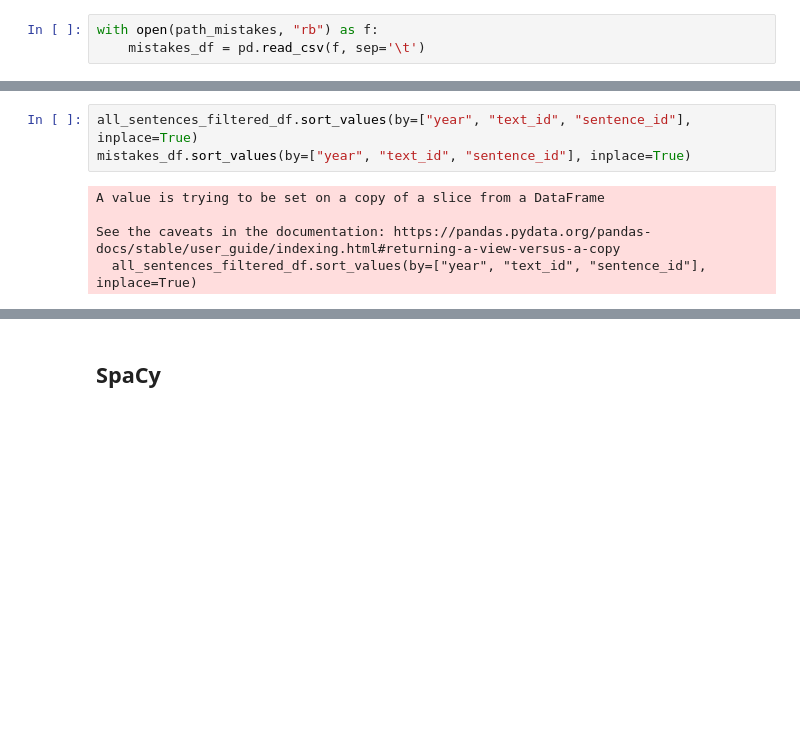
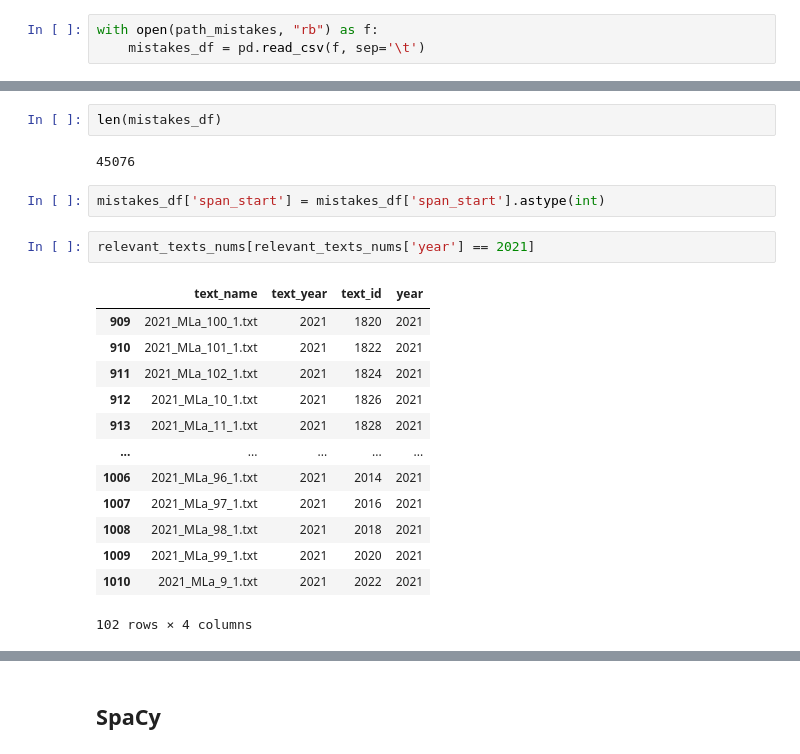
Before and after one commit to harlamovads/GD_correction_diploma, a Jupyter notebook: data_preparation/data_prep.ipynb, the cells around one changed output, grey strips where cells are left out. Drawn from its saved outputs; the diff is of its cells as text; blank space fills up the shorter version.

```diff
--- a/data_preparation/data_prep.ipynb
+++ b/data_preparation/data_prep.ipynb
@@ -89,8 +76,22 @@ all_sentences_filtered_df.head()
-# %%
-all_sentences_filtered_df.sort_values(by=["year", "text_id", "sentence_id"], inplace=True)
-mistakes_df.sort_values(by=["year", "text_id", "sentence_id"], inplace=True)
-# %% [output]
-A value is trying to be set on a copy of a slice from a DataFrame
-
-See the caveats in the documentation: https://pandas.pydata.org/pandas-docs/stable/user_guide/indexing.html#returning-a-view-versus-a-copy
-  all_sentences_filtered_df.sort_values(by=["year", "text_id", "sentence_id"], inplace=True)
+# %%
+len(mistakes_df)
+# %% [output]
+45076
+# %%
+mistakes_df['span_start'] = mistakes_df['span_start'].astype(int)
+# %%
+relevant_texts_nums[relevant_texts_nums['year'] == 2021]
+# %% [output]
+|  | text_name | text_year | text_id | year |
+| 909 | 2021_MLa_100_1.txt | 2021 | 1820 | 2021 |
+| 910 | 2021_MLa_101_1.txt | 2021 | 1822 | 2021 |
+| 911 | 2021_MLa_102_1.txt | 2021 | 1824 | 2021 |
+| 912 | 2021_MLa_10_1.txt | 2021 | 1826 | 2021 |
+| 913 | 2021_MLa_11_1.txt | 2021 | 1828 | 2021 |
+| ... | ... | ... | ... | ... |
+| 1006 | 2021_MLa_96_1.txt | 2021 | 2014 | 2021 |
+| 1007 | 2021_MLa_97_1.txt | 2021 | 2016 | 2021 |
+| 1008 | 2021_MLa_98_1.txt | 2021 | 2018 | 2021 |
+| 1009 | 2021_MLa_99_1.txt | 2021 | 2020 | 2021 |
+| 1010 | 2021_MLa_9_1.txt | 2021 | 2022 | 2021 |
+102 rows × 4 columns
```
Also changed, not shown: parts of 25 cells of this notebook, 6 other files.
